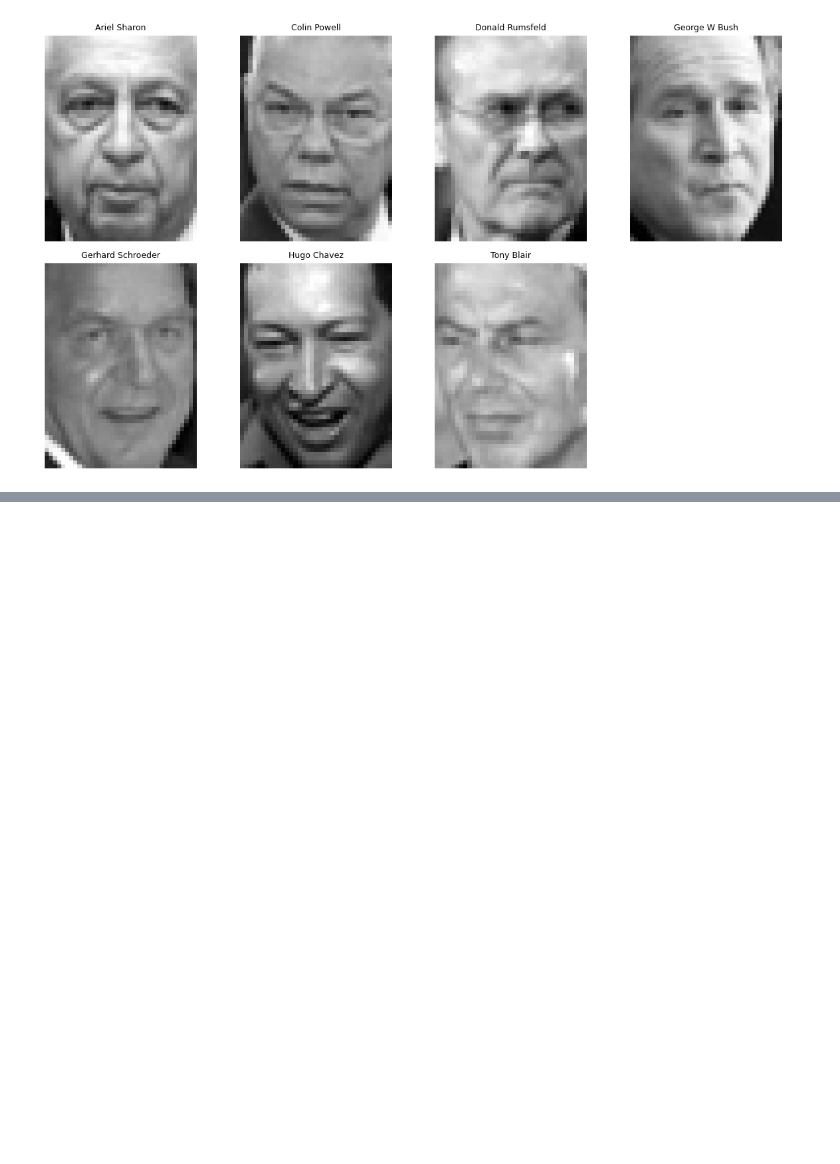
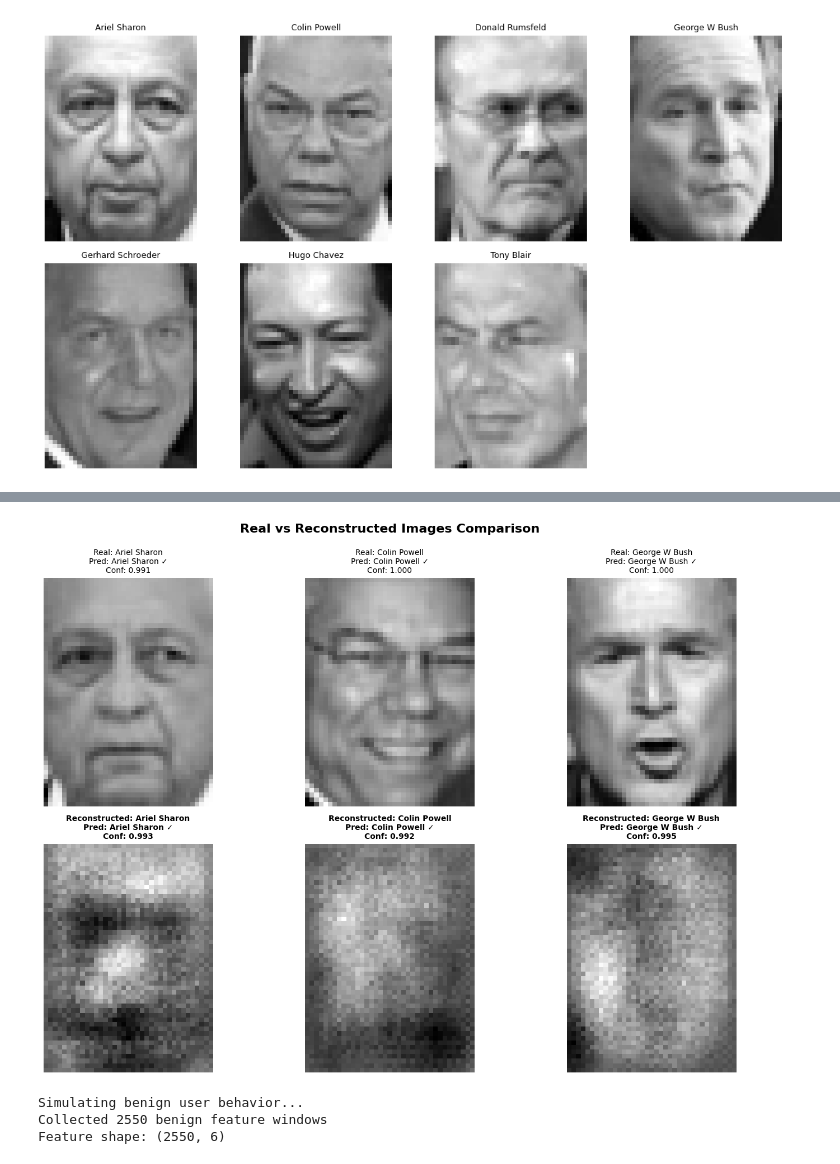
Before and after one commit to Malav786/pai, a Jupyter notebook: notebooks/finalproject.ipynb, the cells around one changed output, grey strips where cells are left out. Saved outputs shown, nothing was run; the diff lists cells and outputs as text; code cells hidden in the pictures; blank space fills up the shorter version.

```diff
--- a/notebooks/finalproject.ipynb
+++ b/notebooks/finalproject.ipynb
@@ -71,0 +487,29 @@ X_train.shape
+# %%
+# Evaluate classifier on reconstructed images
+reconstructed_predictions = []
+reconstructed_confidences = []
+
+with torch.no_grad():
+    for img in reconstructed_images:
+        # Convert to tensor and add batch dimension
+        img_tensor = torch.FloatTensor(img).unsqueeze(0).unsqueeze(0).to(device)
+
+        # Get prediction
+        outputs = model(img_tensor)
+        probs = torch.softmax(outputs, dim=1)
+        pred = torch.argmax(outputs, dim=1).cpu().numpy()[0]
+        confidence = probs[0, pred].cpu().numpy()
+
+        reconstructed_predictions.append(pred)
+        reconstructed_confidences.append(confidence)
+
+reconstructed_predictions = np.array(reconstructed_predictions)
+reconstructed_confidences = np.array(reconstructed_confidences)
+reconstructed_accuracy = accuracy_score(reconstructed_labels, reconstructed_predictions)
+
+print(f"Accuracy on reconstructed images: {reconstructed_accuracy:.4f} ({reconstructed_accuracy*100:.2f}%)")
+print(f"\nReconstructed image predictions:")
+for i, class_idx in enumerate(target_class_indices):
+    class_name = target_names[class_idx]
+    pred_name = target_names[reconstructed_predictions[i]]
+    print(f"  {class_name:20s} -> {pred_name:20s} (confidence: {reconstructed_confidences[i]:.4f})")
@@ -71,0 +591,49 @@ X_train.shape
+# %%
+# Visualize real vs reconstructed images side-by-side
+visualize_real_vs_reconstructed(
+    real_images, real_labels, real_predictions, real_confidences,
+    reconstructed_images, reconstructed_labels, reconstructed_predictions, reconstructed_confidences,
+    target_names, target_class_indices
+)
+# %% [output]
+[figure, added]
+# %%
+# Simulate benign user behavior
+# Benign users query random images from the test set
+n_benign_users = 50
+n_queries_per_benign = 100
+window_size = 50
+
+benign_probs = []
+benign_features = []
+
+print("Simulating benign user behavior...")
+for user_id in range(n_benign_users):
+    user_probs = []
+    # Each benign user queries random test images
+    for _ in range(n_queries_per_benign):
+        # Randomly select a test image
+        random_idx = np.random.randint(0, len(X_test))
+        img = X_test[random_idx]
+
+        # Get model prediction
+        with torch.no_grad():
+            img_tensor = torch.FloatTensor(img).unsqueeze(0).unsqueeze(0).to(device)
+            outputs = model(img_tensor)
+            probs = torch.softmax(outputs, dim=1).cpu().numpy()[0]
+
+        user_probs.append(probs)
+
+    # Extract features from sliding windows
+    for i in range(len(user_probs) - window_size + 1):
+        window = user_probs[i:i+window_size]
+        features = extract_window_features(window)
+        benign_features.append(features)
+
+benign_features = np.array(benign_features)
+print(f"Collected {len(benign_features)} benign feature windows")
+print(f"Feature shape: {benign_features.shape}")
+# %% [output]
+Simulating benign user behavior...
+Collected 2550 benign feature windows
+Feature shape: (2550, 6)
```
Also changed, not shown: parts of 53 cells of this notebook, 13 other files.
